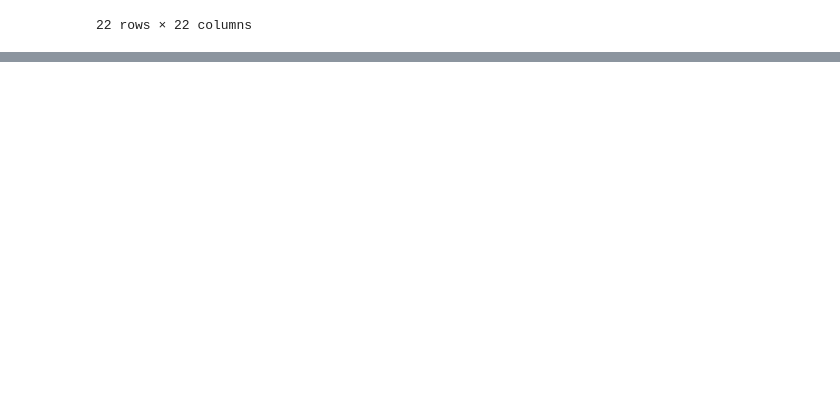
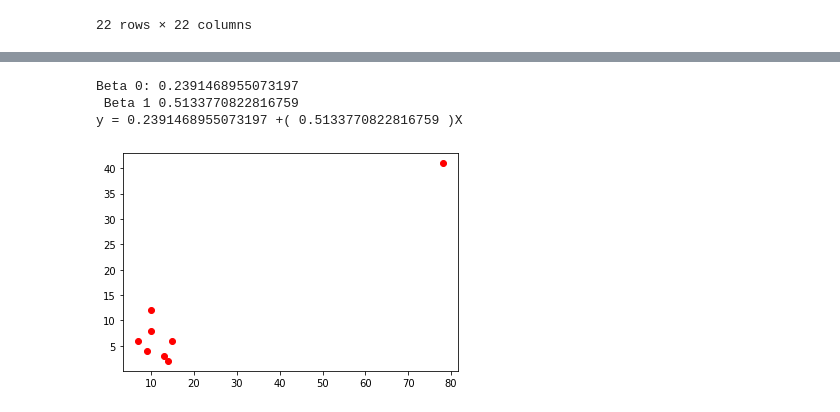
Before and after one commit to PRASHANT203RAUT/cs, a Jupyter notebook: project_umumba_1_7.ipynb, the cells around one changed output, grey strips where cells are left out. Drawn from its saved outputs; the diff is of its cells as text; code cells hidden in the pictures; blank space fills up the shorter version.

```diff
--- a/project_umumba_1_7.ipynb
+++ b/project_umumba_1_7.ipynb
@@ -117,0 +249,3 @@ plt.scatter(s[:,3],s[:,4])
+# %%
+X=df['WINS']
+Y=df['LOSSES']
@@ -117,0 +262,14 @@ plt.scatter(s[:,3],s[:,4])
+# %%
+B = estfun(X,Y)
+print("Beta 0:",B[0],"\n Beta 1",B[1])
+y=B[0]+B[1]
+print("y =",B[0],"+(",B[1],")X")
+# %% [output]
+Beta 0: 0.2391468955073197
+ Beta 1 0.5133770822816759
+y = 0.2391468955073197 +( 0.5133770822816759 )X
+# %%
+plt.scatter(X,Y, color ="r",)
+plt.show()
+# %% [output]
+[figure, added]
```
Also changed, not shown: parts of 21 cells of this notebook.
